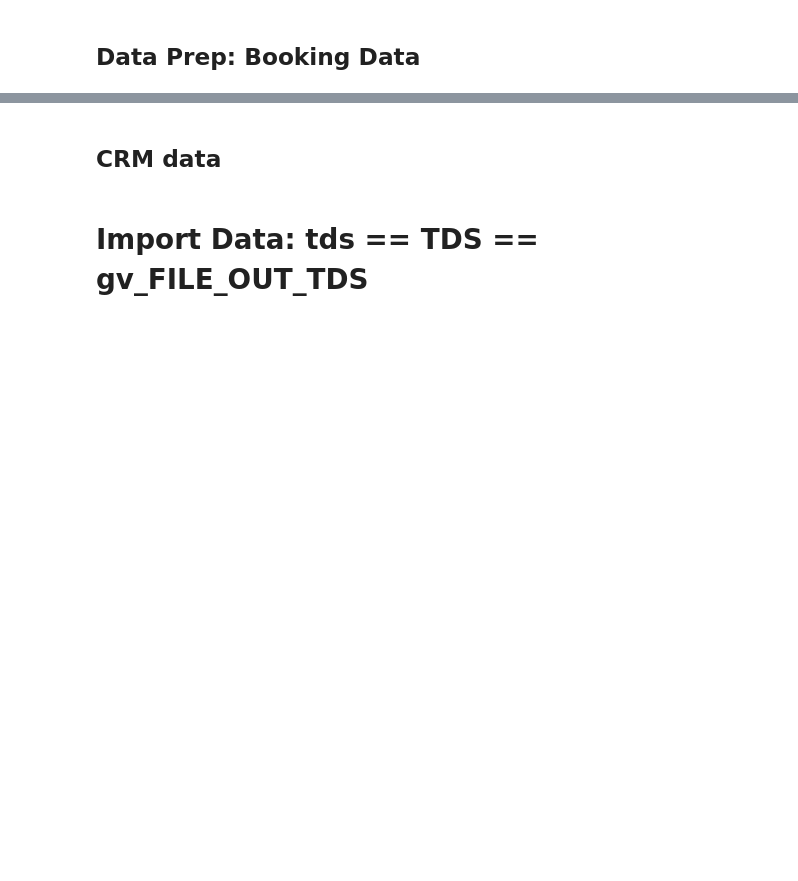
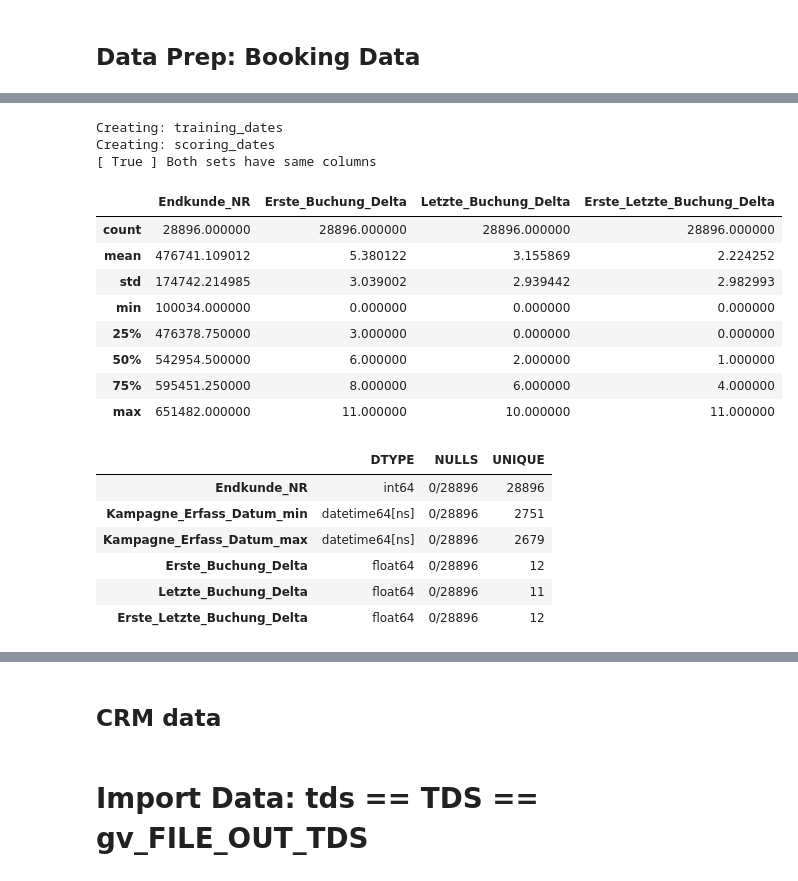
Before and after one commit to apgsga-stc/PredictiveAnalyticsPython, a Jupyter notebook: vkprog_analyse/sales_pred_rebuild.ipynb, the cells around one changed output, grey strips where cells are left out. Drawn from its saved outputs; the diff is of its cells as text; code cells hidden in the pictures; blank space fills up the shorter version.

```diff
--- a/vkprog_analyse/sales_pred_rebuild.ipynb
+++ b/vkprog_analyse/sales_pred_rebuild.ipynb
@@ -544,0 +455,72 @@ training_bd:
+# %%
+def dates_bd(view_date):
+    sec_kw2_factor = (60*60*24*365)
+    min_max_erfass_dt = (
+        bd.loc[view_date>bd.loc[:,"Kampagne_Erfassungsdatum"],["Endkunde_NR", "Kampagne_Erfassungsdatum"]]
+          .groupby("Endkunde_NR")
+          .agg(['min','max'])
+          ).reset_index()
+
+    min_max_erfass_dt = pd.DataFrame(min_max_erfass_dt.to_records(index=False))
+
+    min_max_erfass_dt.columns = ["Endkunde_NR",
+                                 "Kampagne_Erfass_Datum_min",
+                                 "Kampagne_Erfass_Datum_max"]
+
+    min_max_erfass_dt.loc[:,"Erste_Buchung_Delta"] = (
+        min_max_erfass_dt
+        .loc[:,"Kampagne_Erfass_Datum_min"]
+        .apply(lambda x: ((view_date-x).total_seconds()) // sec_kw2_factor)
+        #.fillna(-1)
+        )
+
+    min_max_erfass_dt.loc[:,"Letzte_Buchung_Delta"] = (
+        min_max_erfass_dt
+        .loc[:,"Kampagne_Erfass_Datum_max"]
+        .apply(lambda x: (view_date-x).total_seconds() // sec_kw2_factor)
+        #.fillna(-1)
+        )
+
+    min_max_erfass_dt.loc[:,"Erste_Letzte_Buchung_Delta"] = (
+        min_max_erfass_dt.loc[:,"Erste_Buchung_Delta"] - min_max_erfass_dt.loc[:,"Letzte_Buchung_Delta"]
+        )
+    # Kick all customer, who just booked in the last two weeks
+    final_selection = (
+        min_max_erfass_dt
+        .loc[min_max_erfass_dt
+             .loc[:,"Kampagne_Erfass_Datum_max"]
+             .apply(lambda x: x + relativedelta(weeks=2) < view_date),:])
+
+    return final_selection
+# %%
+print("Creating: training_dates")
+training_dates = dates_bd(date_training)
+print("Creating: scoring_dates")
+scoring_dates  = dates_bd(date_now)
+
+# Check if both tables have the same columns names
+print("[", list(scoring_dates.columns) == list(training_dates.columns), "] Both sets have same columns")
+# %% [output]
+Creating: training_dates
+Creating: scoring_dates
+[ True ] Both sets have same columns
+# %%
+display(training_dates.describe())
+display(desc_col(training_dates))
+# %% [output]
+|  | Endkunde_NR | Erste_Buchung_Delta | Letzte_Buchung_Delta | Erste_Letzte_Buchung_Delta |
+| count | 28896.000000 | 28896.000000 | 28896.000000 | 28896.000000 |
+| mean | 476741.109012 | 5.380122 | 3.155869 | 2.224252 |
+| std | 174742.214985 | 3.039002 | 2.939442 | 2.982993 |
+| min | 100034.000000 | 0.000000 | 0.000000 | 0.000000 |
+| 25% | 476378.750000 | 3.000000 | 0.000000 | 0.000000 |
+| 50% | 542954.500000 | 6.000000 | 2.000000 | 1.000000 |
+| 75% | 595451.250000 | 8.000000 | 6.000000 | 4.000000 |
+| max | 651482.000000 | 11.000000 | 10.000000 | 11.000000 |
+|  | DTYPE | NULLS | UNIQUE |
+| Endkunde_NR | int64 | 0/28896 | 28896 |
+| Kampagne_Erfass_Datum_min | datetime64[ns] | 0/28896 | 2751 |
+| Kampagne_Erfass_Datum_max | datetime64[ns] | 0/28896 | 2679 |
+| Erste_Buchung_Delta | float64 | 0/28896 | 12 |
+| Letzte_Buchung_Delta | float64 | 0/28896 | 11 |
+| Erste_Letzte_Buchung_Delta | float64 | 0/28896 | 12 |
```
Also changed, not shown: parts of 29 cells of this notebook.
